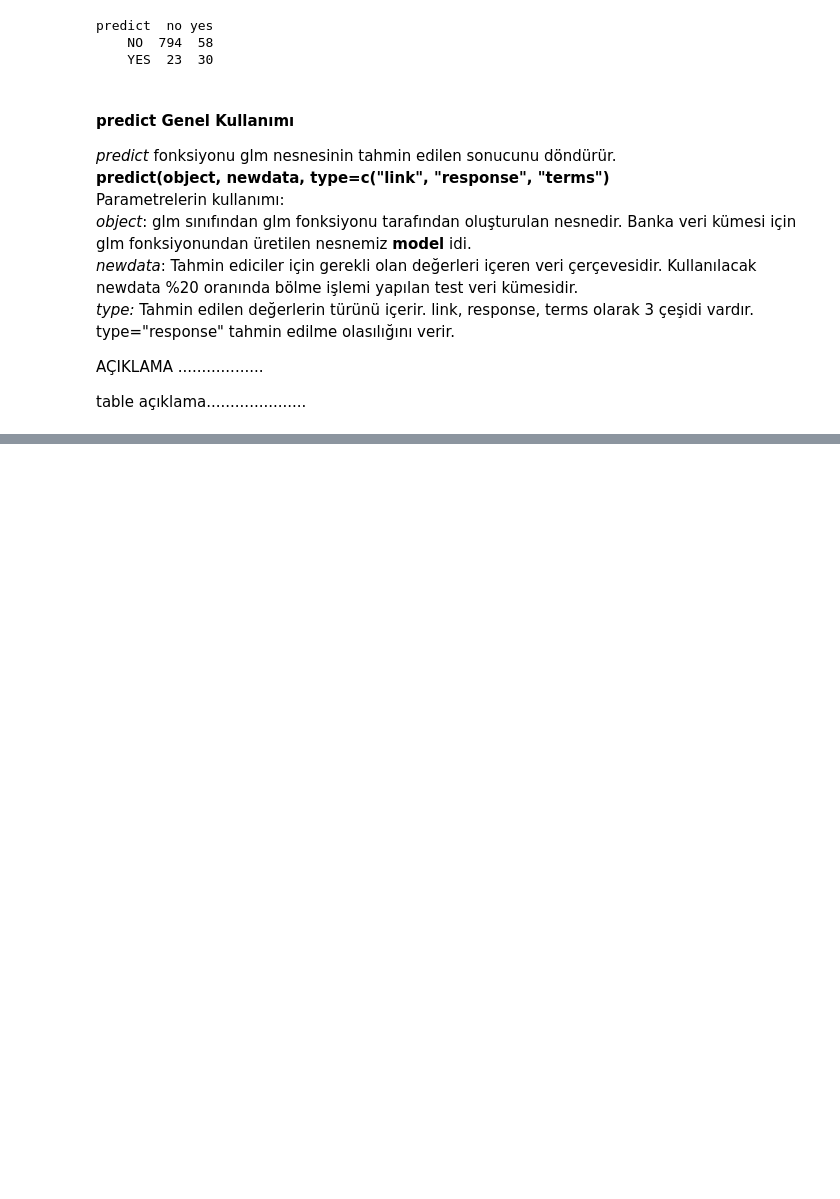
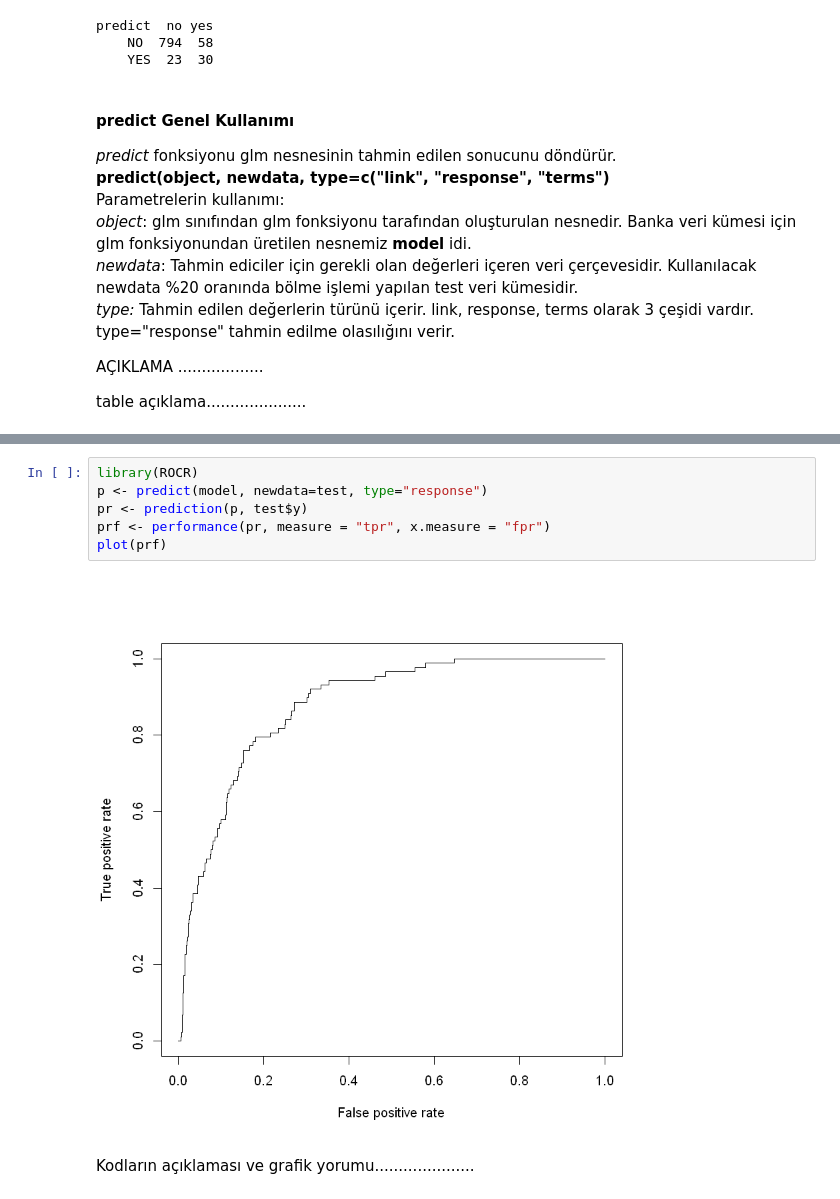
Before and after one commit to uygunel/eu1, a Jupyter notebook: TEMPLATE.ipynb, the cells around one changed output, grey strips where cells are left out. Saved outputs shown, nothing was run; the diff lists cells and outputs as text; blank space fills up the shorter version.

```diff
--- a/TEMPLATE.ipynb
+++ b/TEMPLATE.ipynb
@@ -361,0 +382,10 @@ table açıklama.....................
+# %%
+library(ROCR)
+p <- predict(model, newdata=test, type="response")
+pr <- prediction(p, test$y)
+prf <- performance(pr, measure = "tpr", x.measure = "fpr")
+plot(prf)
+# %% [output]
+[figure, added]
+# %% [markdown]
+Kodların açıklaması ve grafik yorumu.....................
```
Also changed, not shown: parts of 1 cell of this notebook.
